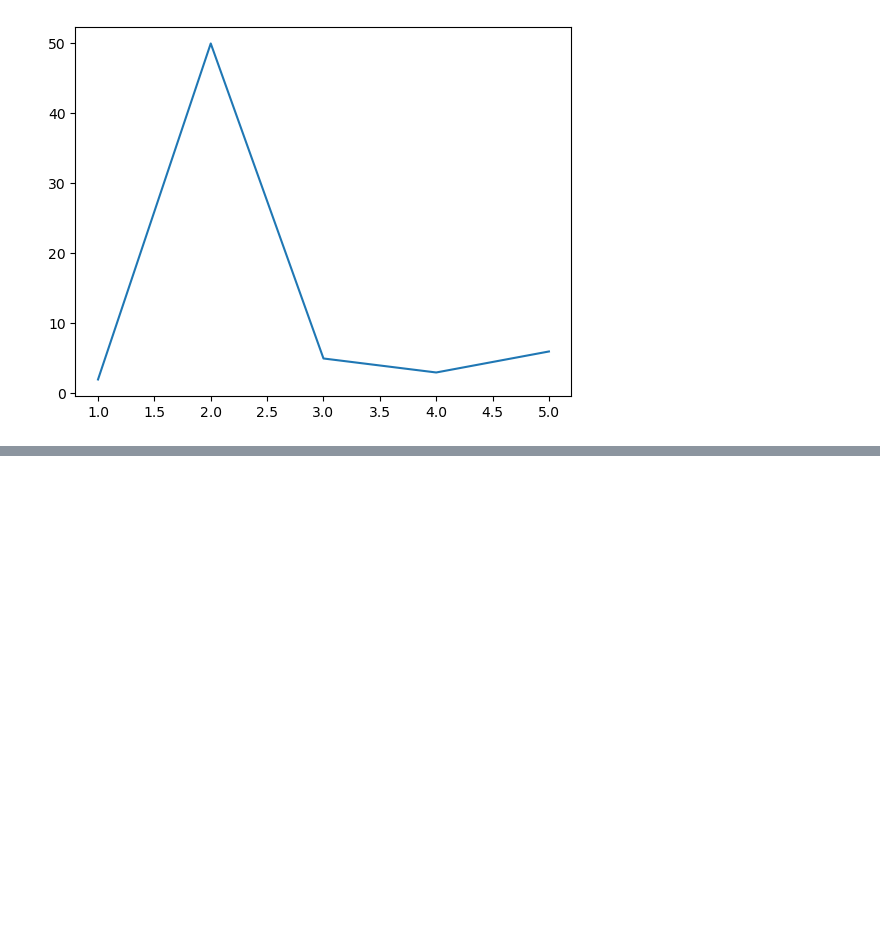
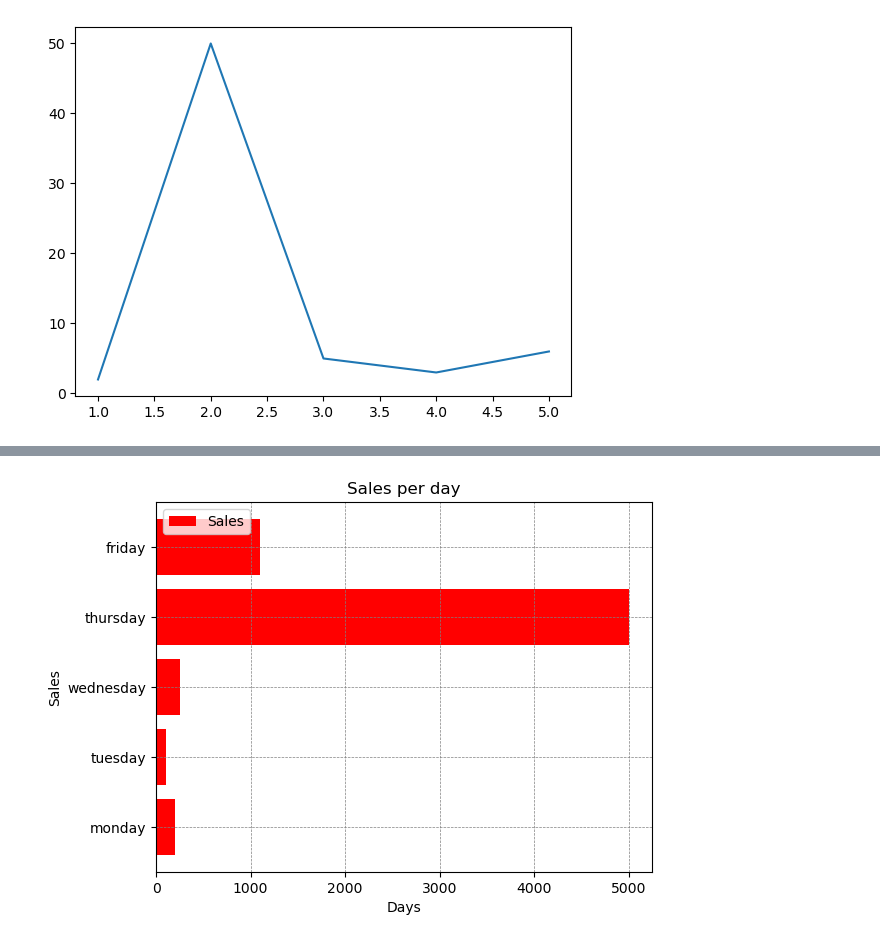
Before and after one commit to Arth9vansola/ml_prac, a Jupyter notebook: matplotlib/start.ipynb, the cells around one changed output, grey strips where cells are left out. Cells and saved outputs as stored; diff of their text form; code cells hidden in the pictures; blank space fills up the shorter version.

```diff
--- a/matplotlib/start.ipynb
+++ b/matplotlib/start.ipynb
@@ -22,0 +32,21 @@ plt.show()
+# %%
+day = ['monday', 'tuesday', 'wednesday', 'thursday', 'friday']
+sales = [200, 100, 250, 5000, 1100]
+
+# plt.bar(day, sales)
+# plt.plot(day, sales, color='red', marker='o', linestyle='--', linewidth=1, markersize=5, label='Sales')
+plt.barh(day, sales, color='red', linestyle='--', linewidth=1, label='Sales')
+# plt.boxplot(sales)
+# plt.scatter(day, sales)
+# plt.pie(sales, labels=day, autopct='%1.1f%%')
+plt.title('Sales per day')
+plt.xlabel('Days')
+plt.ylabel('Sales')
+plt.legend(loc='upper left')
+plt.grid(color='gray', linestyle='--', linewidth=0.5)
+# plt.xlim('monday','friday')
+# plt.ylim(0,6000)
+# plt.xticks(['monday', 'tuesday', 'wednesday', 'thursday', 'friday'],['D1','D2','D3','D4','D5'])
+plt.show()
+# %% [output]
+[figure, added]
```
Also changed, not shown: parts of 9 cells of this notebook, 12 other files.
